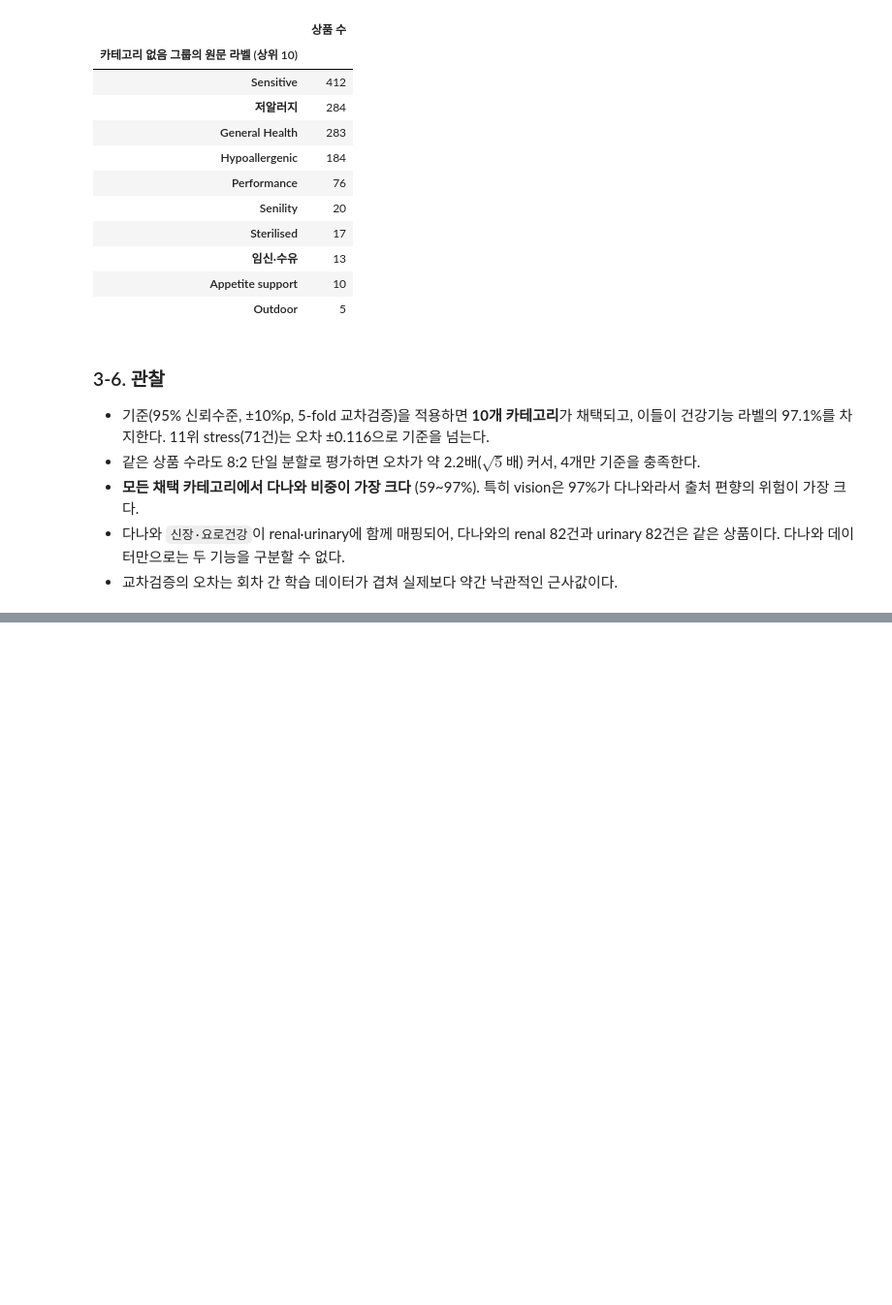
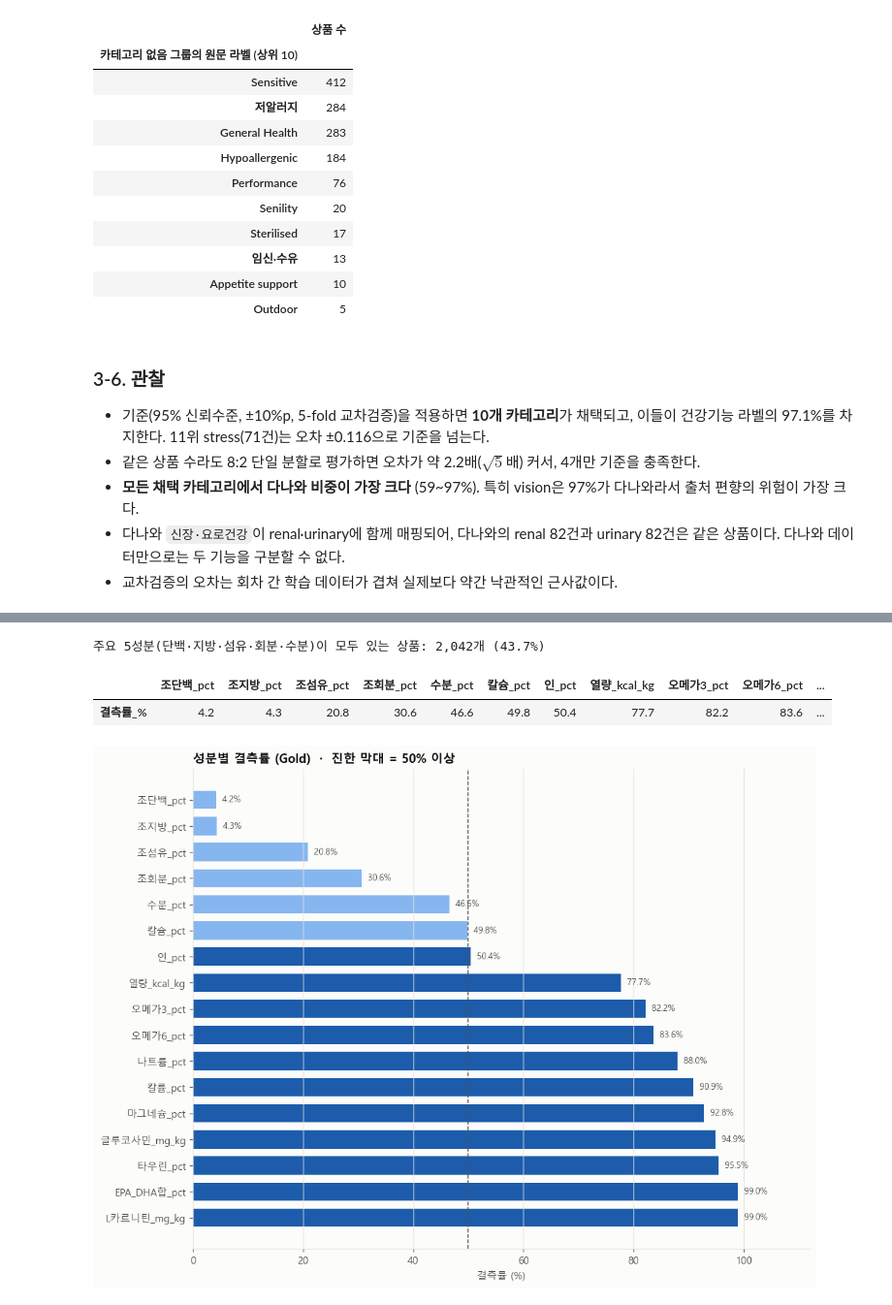
Before and after one commit to 2401480-lab/BigData, a Jupyter notebook: project/EDA/gold_unified_eda.ipynb, the cells around one changed output, grey strips where cells are left out. Shown at 97% size. Saved outputs shown, nothing was run; the diff lists cells and outputs as text; code cells hidden in the pictures; blank space fills up the shorter version.

```diff
--- a/project/EDA/gold_unified_eda.ipynb
+++ b/project/EDA/gold_unified_eda.ipynb
@@ -401,0 +483,34 @@ no_cat.head(10).rename("상품 수").rename_axis("카테고리 없음 그룹의
+# %%
+from matplotlib.colors import LinearSegmentedColormap
+
+NUTRIENTS = ["조단백_pct", "조지방_pct", "조섬유_pct", "조회분_pct", "수분_pct", "칼슘_pct", "인_pct", "나트륨_pct",
+             "열량_kcal_kg", "오메가3_pct", "오메가6_pct", "EPA_DHA합_pct", "타우린_pct", "글루코사민_mg_kg",
+             "L카르니틴_mg_kg", "칼륨_pct", "마그네슘_pct"]
+nut = df.assign(수분_pct=df["수분_실측_pct"])  # 4-2절은 추정 전 상태를 본다: 수분은 실측값만
+SEQ_BLUE = LinearSegmentedColormap.from_list("seq_blue", ["#f4f8fd", "#9ec5f4", "#3987e5", "#1c5cab", "#0d366b"])
+
+missing = (nut[NUTRIENTS].isna().mean() * 100).round(1).sort_values()
+print(f"주요 5성분(단백·지방·섬유·회분·수분)이 모두 있는 상품: "
+      f"{nut[NUTRIENTS[:5]].notna().all(axis=1).sum():,}개 ({nut[NUTRIENTS[:5]].notna().all(axis=1).mean() * 100:.1f}%)")
+missing.rename("결측률_%").to_frame().T
+# %% [output]
+주요 5성분(단백·지방·섬유·회분·수분)이 모두 있는 상품: 2,042개 (43.7%)
+|  | 조단백_pct | 조지방_pct | 조섬유_pct | 조회분_pct | 수분_pct | 칼슘_pct | 인_pct | 열량_kcal_kg | 오메가3_pct | 오메가6_pct | ... |
+| 결측률_% | 4.2 | 4.3 | 20.8 | 30.6 | 46.6 | 49.8 | 50.4 | 77.7 | 82.2 | 83.6 | ... |
+# %%
+# 그래프: 성분별 결측률
+m = missing.iloc[::-1]
+fig, ax = plt.subplots(figsize=(10, 0.36 * len(m) + 1.4))
+ax.barh(m.index, m.values, height=0.7, color=["#1c5cab" if v >= 50 else "#86b6ef" for v in m.values])
+for y, v in enumerate(m.values):
+    ax.text(v, y, f"  {v:.1f}%", va="center", fontsize=8.5, color=INK2)
+ax.axvline(50, color=INK2, lw=1, ls="--")
+ax.set_xlim(0, 112)
+ax.set_xlabel("결측률 (%)")
+ax.set_title("성분별 결측률 (Gold)  ·  진한 막대 = 50% 이상")
+ax.grid(axis="y", visible=False)
+fig.tight_layout()
+fig.savefig(FIG_DIR / "nutrient_missing_rate.png", dpi=150)
+plt.show()
+# %% [output]
+[figure, added]
```
Also changed, not shown: parts of 45 cells of this notebook, 24 other files.
